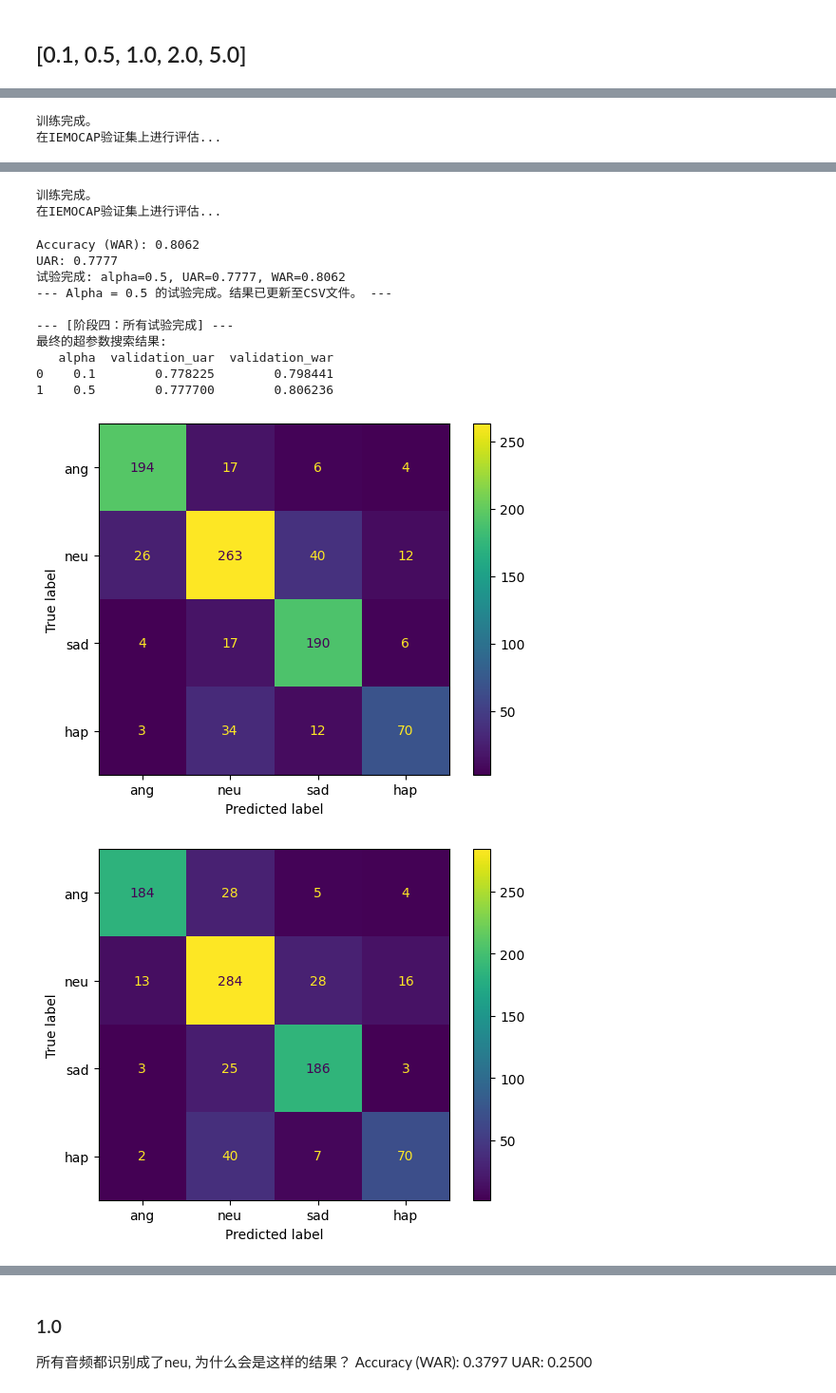
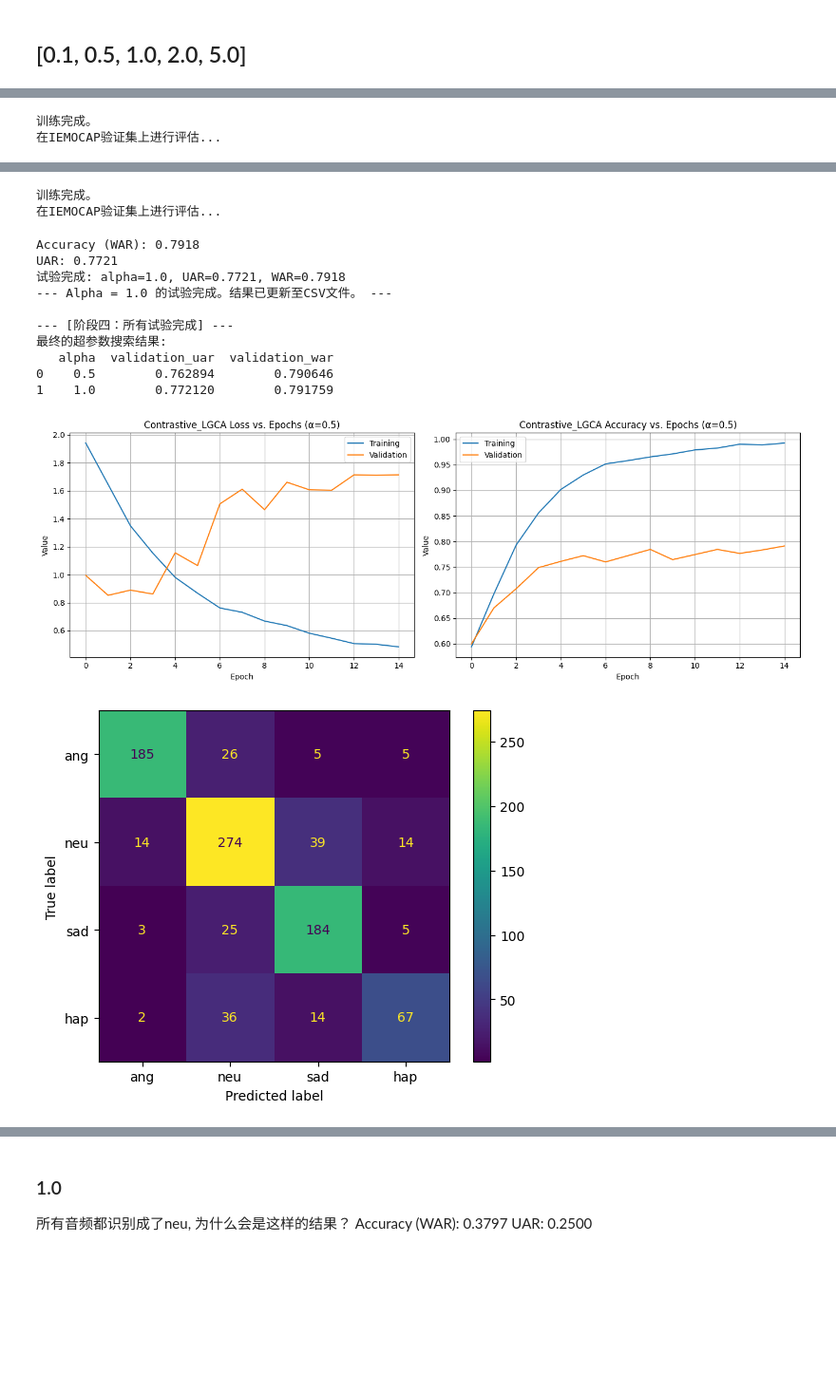
Before and after one commit to IrisHux/SER, a Jupyter notebook: LGCA_test.ipynb, the cells around one changed output, grey strips where cells are left out. Shown at 95% size. Saved outputs shown, nothing was run; the diff lists cells and outputs as text; code cells hidden in the pictures; blank space fills up the shorter version.

```diff
--- a/LGCA_test.ipynb
+++ b/LGCA_test.ipynb
@@ -824,19 +915,17 @@ import gc
 from core.config import CONFIG
 from scripts.get_dataloaders import get_contrastive_dataloaders
 from scripts.tuning import run_hyperparameter_trial # <-- 从您的工具箱导入函数
+from contrastive.model import setup_memory_optimization
 
-# def main_tuning_loop():
-"""
-执行完整的超参数alpha网格搜索的主函数。
-"""
-# (这里的代码就是我上一条回复中提供给您的主循环代码)
+setup_memory_optimization()
+
 print("--- [阶段一：初始化] ---")
 CONFIG.load_config("config.yaml")
 
 # alpha_values_to_test = [0.1, 0.5, 1.0, 2.0, 5.0]
-alpha_values_to_test = [0.1, 0.5]
+alpha_values_to_test = [0.5, 1.0]
 results_list = []
-results_filepath = os.path.join(CONFIG.project_root(), "alpha_tuning_results_01-5.csv")
+results_filepath = os.path.join(CONFIG.save_tables_location(), "alpha_tuning_results_0.5-1.0.csv")
 print(f"实验结果将实时保存在: {results_filepath}")
 print(f"base_size := {CONFIG.dataloader_dict()['batch_size']}")
 print("\n--- [阶段二：预加载数据集] ---")
@@ -856,7 +945,7 @@ for alpha in alpha_values_to_test:
             validation_loader=validation_loader,
             config=CONFIG,
             num_epochs=CONFIG.training_epochs(),
-            gradient_accumulation_steps=1
+            gradient_accumulation_steps=2
         )
         result_entry = {'alpha': alpha, 'validation_uar': val_uar, 'validation_war': val_war}
     except Exception as e:
@@ -872,8 +961,4 @@ print("\n--- [阶段四：所有试验完成] ---")
 print("最终的超参数搜索结果:")
 final_results = pd.read_csv(results_filepath)
 print(final_results)
-
-# # --- 脚本执行入口 ---
-# if __name__ == '__main__':
-#     main_tuning_loop()
 # %% [output]
@@ -913,15 +996,15 @@ UAR: 0.7782
 开始训练...
 训练完成。
 在IEMOCAP验证集上进行评估...
-Accuracy (WAR): 0.8062
-UAR: 0.7777
-试验完成: alpha=0.5, UAR=0.7777, WAR=0.8062
---- Alpha = 0.5 的试验完成。结果已更新至CSV文件。 ---
+Accuracy (WAR): 0.7918
+UAR: 0.7721
+试验完成: alpha=1.0, UAR=0.7721, WAR=0.7918
+--- Alpha = 1.0 的试验完成。结果已更新至CSV文件。 ---
 
 --- [阶段四：所有试验完成] ---
 最终的超参数搜索结果:
    alpha  validation_uar  validation_war
-0    0.1        0.778225        0.798441
-1    0.5        0.777700        0.806236
+0    0.5        0.762894        0.790646
+1    1.0        0.772120        0.791759
-[figure, old version]
+[figure, new version]
-[figure, old version]
+[figure, new version]
```
Also changed, not shown: parts of 20 cells of this notebook, 2 other files.
